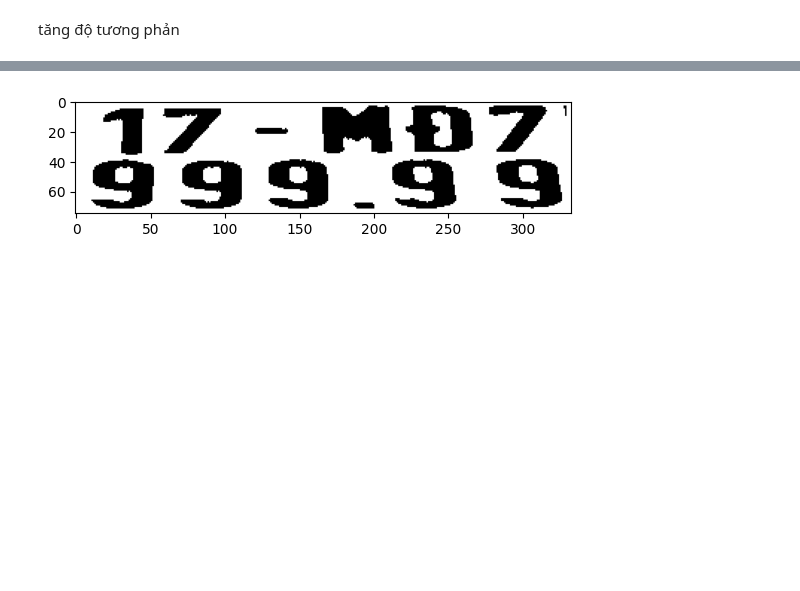
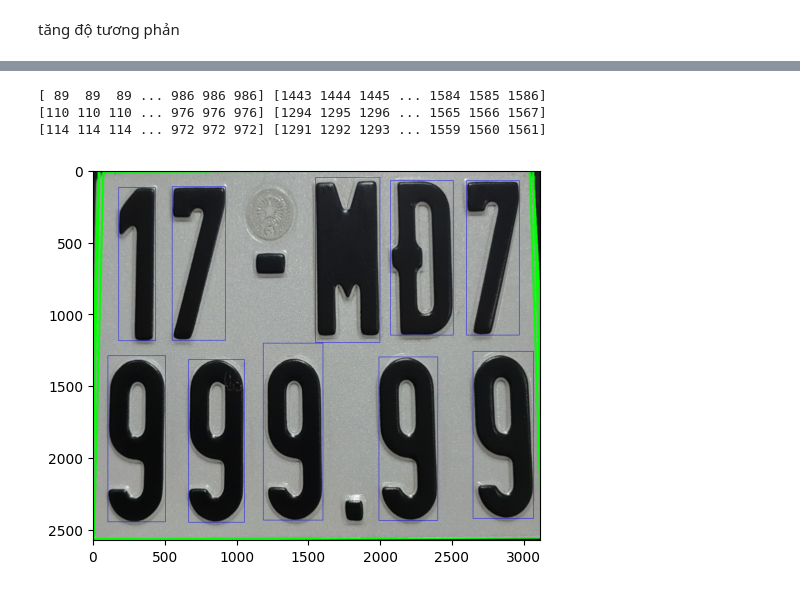
Before and after one commit to tuilaBao03/AI-232IS54A01-Group9, a Jupyter notebook: Làm lại/tach_anh.ipynb, the cells around one changed output, grey strips where cells are left out. Saved outputs shown, nothing was run; the diff lists cells and outputs as text; code cells hidden in the pictures; blank space fills up the shorter version.

```diff
--- a/Làm lại/tach_anh.ipynb
+++ b/Làm lại/tach_anh.ipynb
@@ -249,5 +170,44 @@ def segment_characters(url) :
-# %%
-
-char = segment_characters("output/cropped_plate.jpg")
-# %% [output]
-[figure, removed]
+# %%
+a,cont,char_x_ind=tachanh("R.jpg")
+# %% [output]
+[ 89  89  89 ... 986 986 986] [1443 1444 1445 ... 1584 1585 1586]
+[110 110 110 ... 976 976 976] [1294 1295 1296 ... 1565 1566 1567]
+[114 114 114 ... 972 972 972] [1291 1292 1293 ... 1559 1560 1561]
+# %%
+thre_mor = cv2.imread("output/cropped_threshold_plate.jpg")
+roi = cv2.imread("output/cropped_plate.jpg")
+# %%
+from matplotlib import pyplot as plt
+import cv2
+kichthuoc = cv2.imread("output\cropped_plate.jpg")
+height,weight, _ = kichthuoc.shape
+
+
+# Sắp xếp các tọa độ x theo thứ tự tăng dần
+char_x = sorted(a)
+strFinalString = ""  # Chuỗi cuối cùng chứa biển số
+first_line = ""  # Chuỗi chứa dòng đầu tiên của biển số
+second_line = ""  # Chuỗi chứa dòng thứ hai của biển số
+
+# Sao chép hình ảnh gốc để vẽ tất cả các hình chữ nhật
+roi_with_rects = roi.copy()
+
+# Màu sắc mới cho khung hình chữ nhật
+rectangle_color = (255, 0, 0)  # Màu trắng
+
+for i in char_x:
+    (x, y, w, h) = cv2.boundingRect(cont[char_x_ind[i]])  # Tạo hình chữ nhật bao quanh ký tự
+    # Vẽ hình chữ nhật bao quanh ký tự với màu mới
+    cv2.rectangle(roi_with_rects, (x, y), (x + w, y + h), rectangle_color, 2)
+
+    char_image = roi[y:y+h, x:x+w]
+    if h / w >0.5 and y < height/3:
+        cv2.imwrite(f'chars/char_dong1_{x}_{w}_{h}_{i}.png', char_image)  # Save the character image to a file
+    else :
+        cv2.imwrite(f'chars/char_dong2_{x}_{w}_{h}_{i}.png', char_image)
+# Chuyển đổi từ BGR sang RGB để hiển thị bằng Matplotlib
+roi_with_rects_rgb = cv2.cvtColor(roi_with_rects, cv2.COLOR_BGR2RGB)
+plt.imshow(roi_with_rects_rgb,cmap='gray')  # Hiển thị hình ảnh với tất cả các hình chữ nhật
+plt.show()
+# %% [output]
+[figure, added]
```
Also changed, not shown: parts of 10 cells of this notebook, 12 other files.
